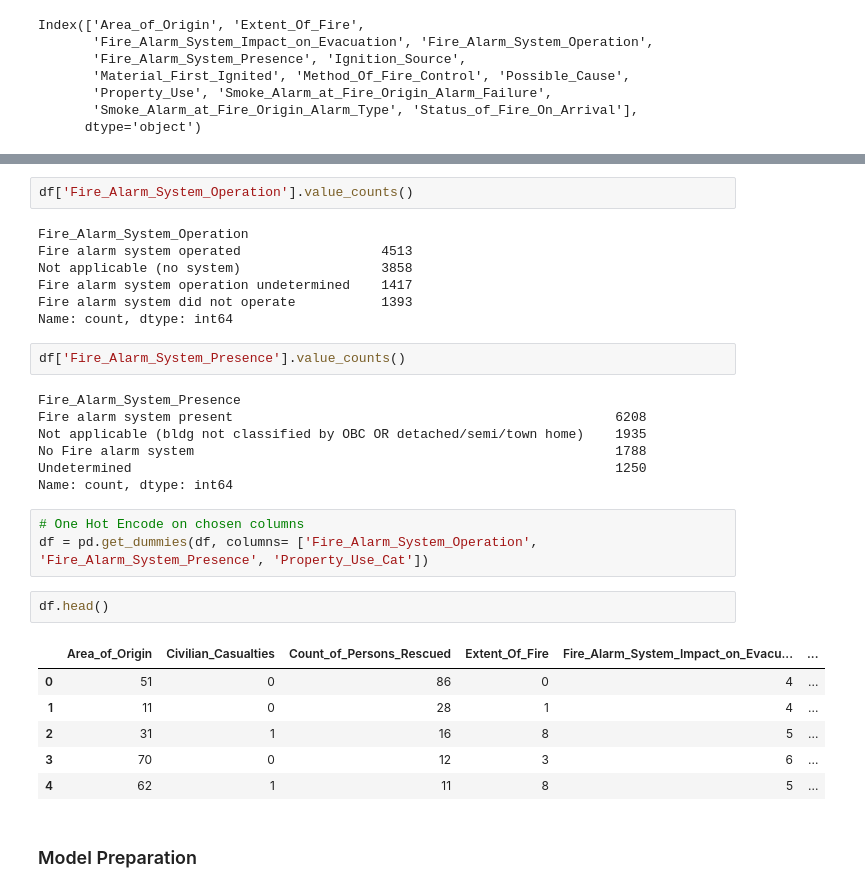
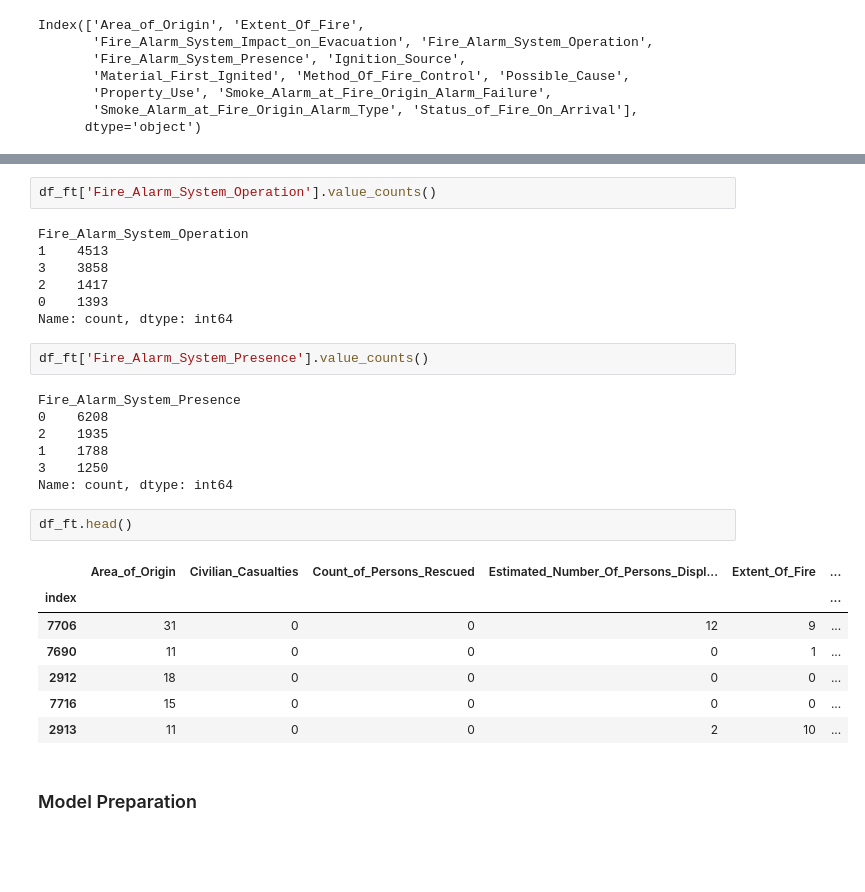
Before and after one commit to CrisMagdziak/Fireeee, a Jupyter notebook: Firee.ipynb, the cells around one changed output, grey strips where cells are left out. Cells and saved outputs as stored; diff of their text form; blank space fills up the shorter version.

```diff
--- a/Firee.ipynb
+++ b/Firee.ipynb
@@ -332,33 +345,31 @@ TypeError: encode_labels() missing 2 required positional arguments: 'list' and '
 # %%
-df['Fire_Alarm_System_Operation'].value_counts()
+df_ft['Fire_Alarm_System_Operation'].value_counts()
 # %% [output]
 Fire_Alarm_System_Operation
-Fire alarm system operated                  4513
-Not applicable (no system)                  3858
-Fire alarm system operation undetermined    1417
-Fire alarm system did not operate           1393
+1    4513
+3    3858
+2    1417
+0    1393
 Name: count, dtype: int64
 # %%
-df['Fire_Alarm_System_Presence'].value_counts()
+df_ft['Fire_Alarm_System_Presence'].value_counts()
 # %% [output]
 Fire_Alarm_System_Presence
-Fire alarm system present                                                 6208
-Not applicable (bldg not classified by OBC OR detached/semi/town home)    1935
-No Fire alarm system                                                      1788
-Undetermined                                                              1250
+0    6208
+2    1935
+1    1788
+3    1250
 Name: count, dtype: int64
-# %%
-# One Hot Encode on chosen columns
-df = pd.get_dummies(df, columns= ['Fire_Alarm_System_Operation', 'Fire_Alarm_System_Presence', 'Property_Use_Cat'])
 # %%
-df.head()
+df_ft.head()
 # %% [output]
-|  | Area_of_Origin | Civilian_Casualties | Count_of_Persons_Rescued | Extent_Of_Fire | Fire_Alarm_System_Impact_on_Evacu... | ... |
-| 0 | 51 | 0 | 86 | 0 | 4 | ... |
-| 1 | 11 | 0 | 28 | 1 | 4 | ... |
-| 2 | 31 | 1 | 16 | 8 | 5 | ... |
-| 3 | 70 | 0 | 12 | 3 | 6 | ... |
-| 4 | 62 | 1 | 11 | 8 | 5 | ... |
+|  | Area_of_Origin | Civilian_Casualties | Count_of_Persons_Rescued | Estimated_Number_Of_Persons_Displ... | Extent_Of_Fire | ... |
+| index |  |  |  |  |  | ... |
+| 7706 | 31 | 0 | 0 | 12 | 9 | ... |
+| 7690 | 11 | 0 | 0 | 0 | 1 | ... |
+| 2912 | 18 | 0 | 0 | 0 | 0 | ... |
+| 7716 | 15 | 0 | 0 | 0 | 0 | ... |
+| 2913 | 11 | 0 | 0 | 2 | 10 | ... |
 # %% [markdown]
 ### Model Preparation
 # %%
```
Also changed, not shown: parts of 1 cell of this notebook.
